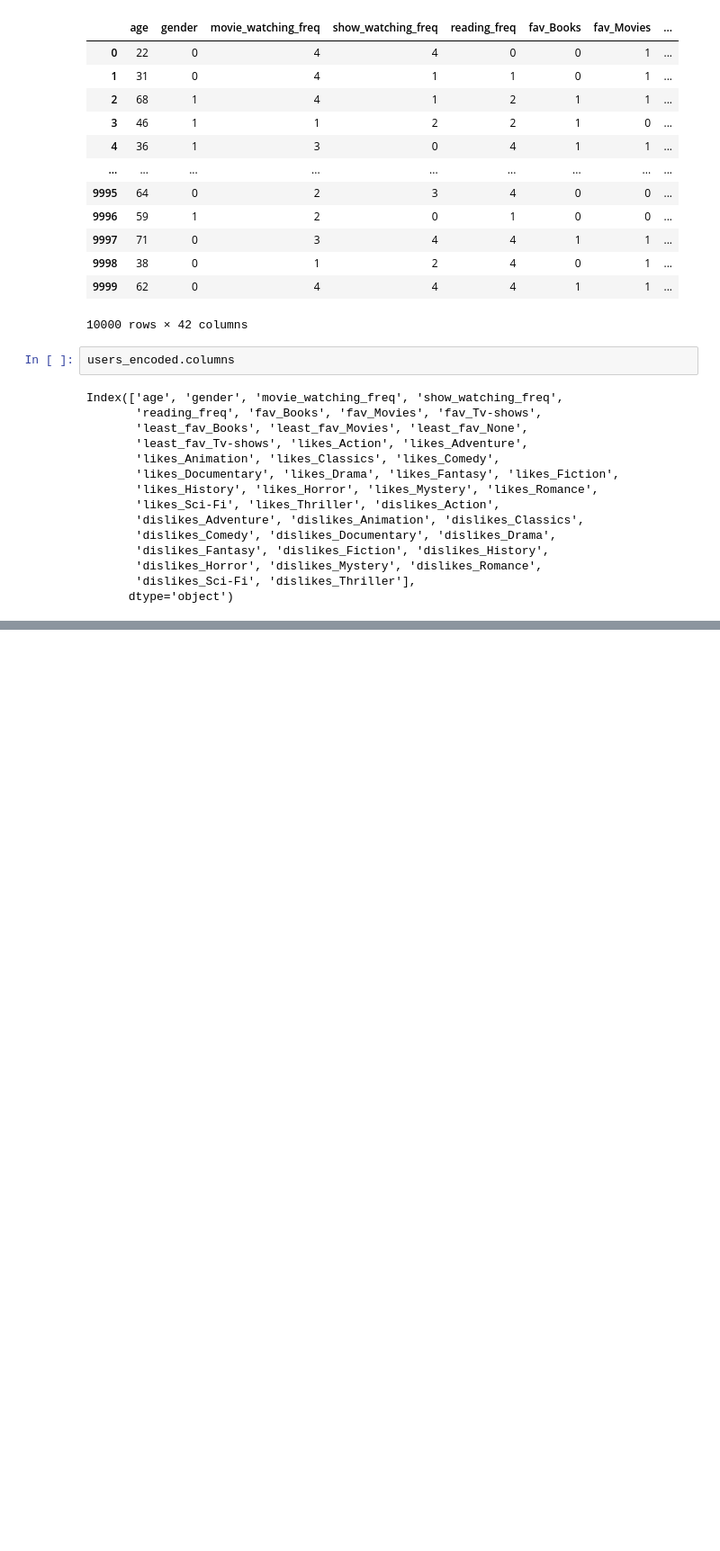
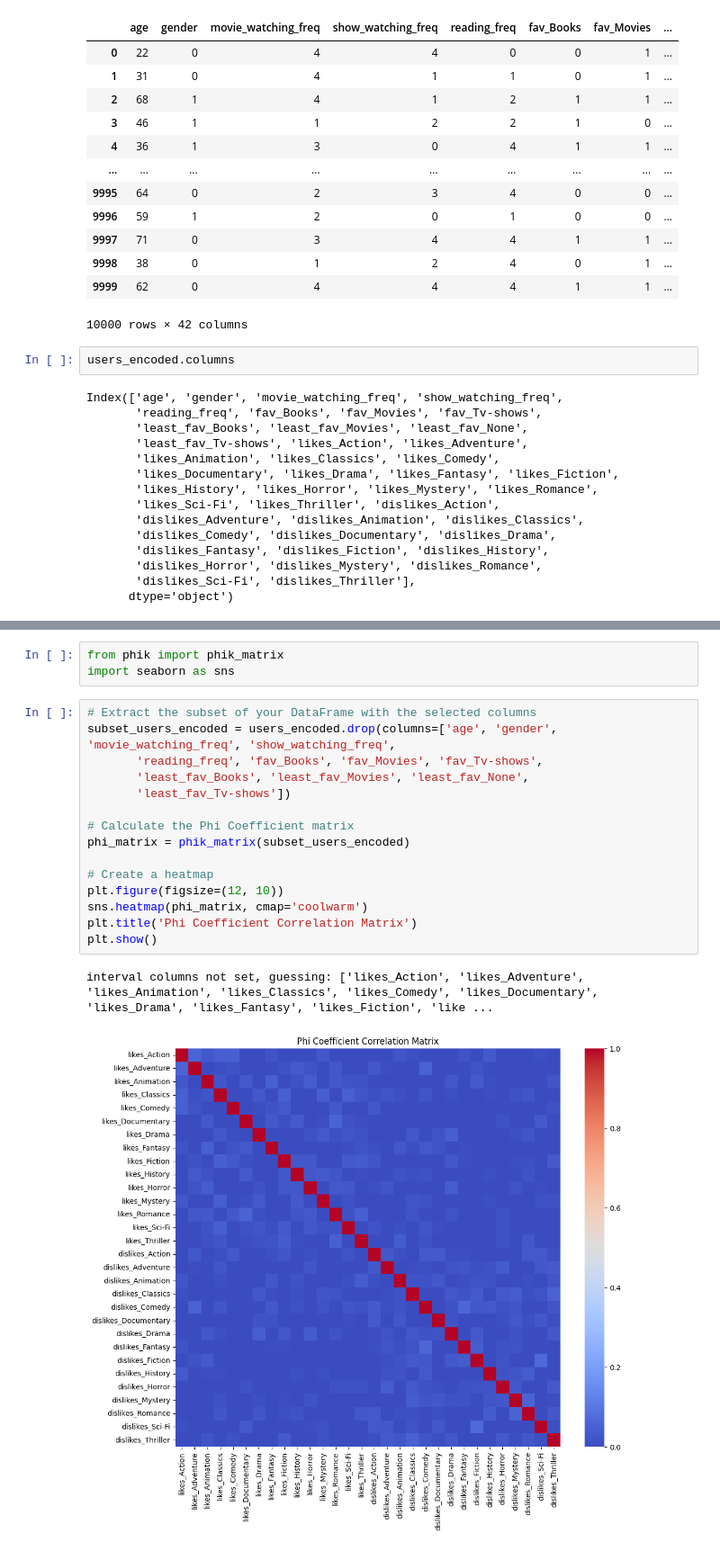
Before and after one commit to xandga/Capstone-Project, a Jupyter notebook: Clustering.ipynb, the cells around one changed output, grey strips where cells are left out. Shown: that part at 90% size. Drawn from its saved outputs; the diff is of its cells as text; blank space fills up the shorter version.

```diff
--- a/Clustering.ipynb
+++ b/Clustering.ipynb
@@ -160,0 +201,21 @@ Index(['age', 'gender', 'movie_watching_freq', 'show_watching_freq',
+# %%
+from phik import phik_matrix
+import seaborn as sns
+# %%
+# Extract the subset of your DataFrame with the selected columns
+subset_users_encoded = users_encoded.drop(columns=['age', 'gender', 'movie_watching_freq', 'show_watching_freq',
+       'reading_freq', 'fav_Books', 'fav_Movies', 'fav_Tv-shows',
+       'least_fav_Books', 'least_fav_Movies', 'least_fav_None',
+       'least_fav_Tv-shows'])
+
+# Calculate the Phi Coefficient matrix
+phi_matrix = phik_matrix(subset_users_encoded)
+
+# Create a heatmap
+plt.figure(figsize=(12, 10))
+sns.heatmap(phi_matrix, cmap='coolwarm')
+plt.title('Phi Coefficient Correlation Matrix')
+plt.show()
+# %% [output]
+interval columns not set, guessing: ['likes_Action', 'likes_Adventure', 'likes_Animation', 'likes_Classics', 'likes_Comedy', 'likes_Documentary', 'likes_Drama', 'likes_Fantasy', 'likes_Fiction', 'like ...
+[figure, added]
```
Also changed, not shown: parts of 28 cells of this notebook.
